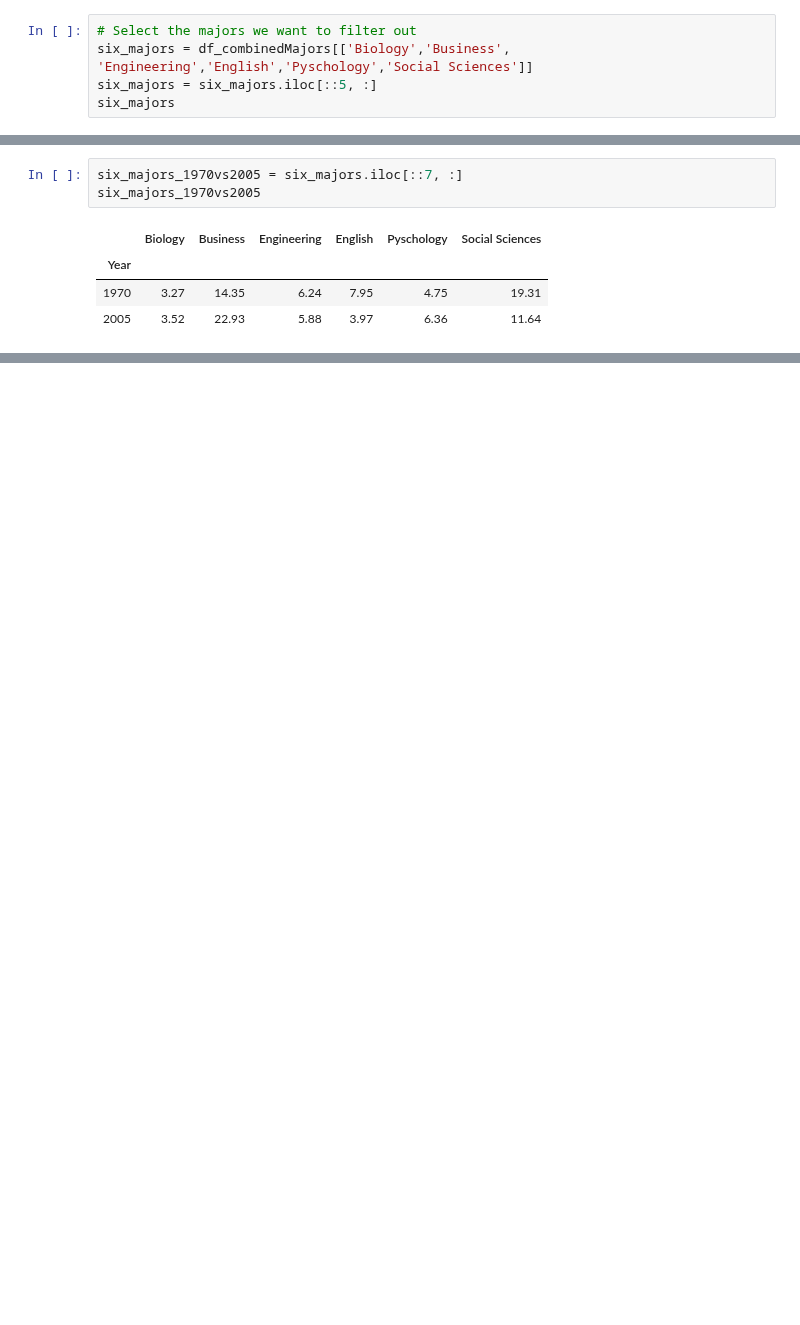
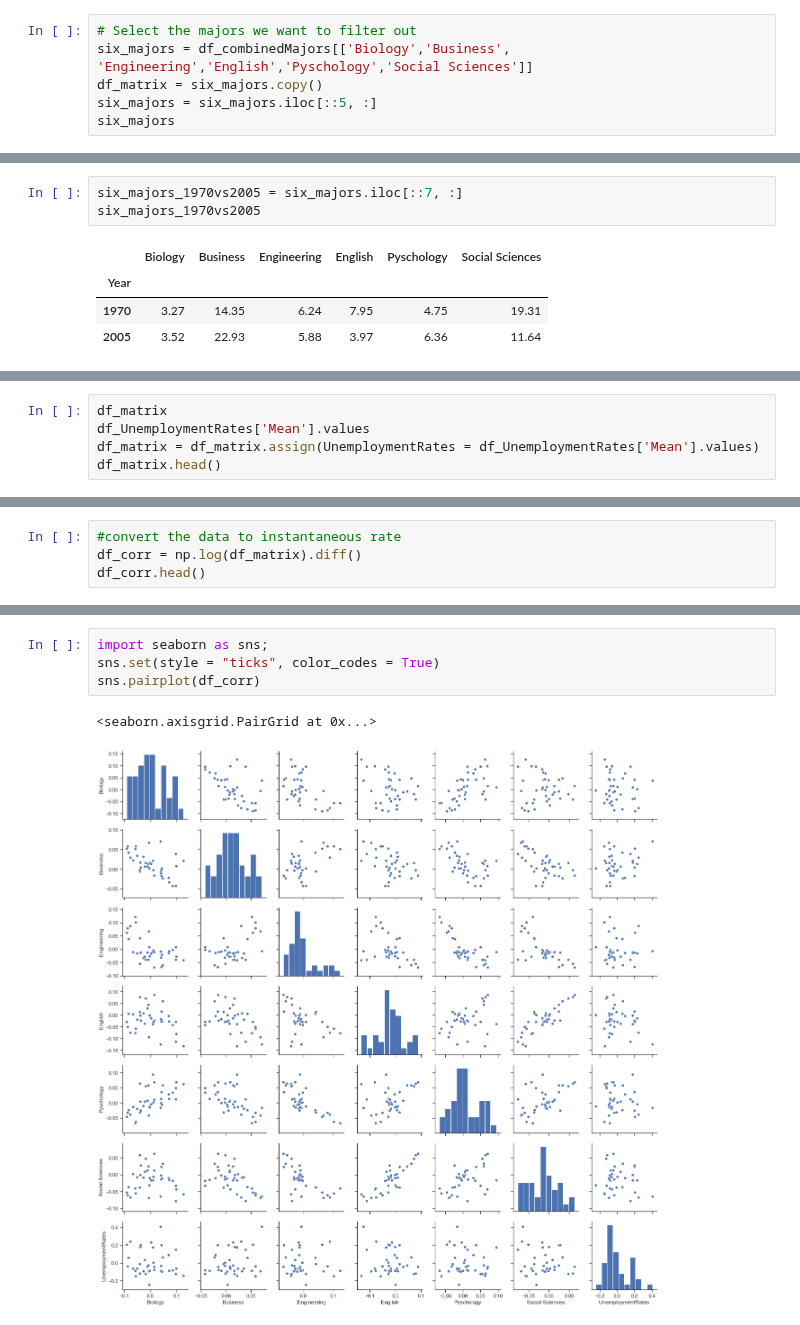
Before and after one commit to COGS108/group027, a Jupyter notebook: FinalProject.ipynb, the cells around one changed output, grey strips where cells are left out. Saved outputs shown, nothing was run; the diff lists cells and outputs as text; blank space fills up the shorter version.

```diff
--- a/FinalProject.ipynb
+++ b/FinalProject.ipynb
@@ -321,6 +309,7 @@ df_combinedMajors.head()
 # %%
 # Select the majors we want to filter out
 six_majors = df_combinedMajors[['Biology','Business', 'Engineering','English','Pyschology','Social Sciences']]
+df_matrix = six_majors.copy()
 six_majors = six_majors.iloc[::5, :]
 six_majors
 # %% [output]
@@ -437,0 +422,5 @@ scatter_matrix = scatter_matrix( six_majors, figsize  = [13, 13], )
+# %%
+df_matrix
+df_UnemploymentRates['Mean'].values
+df_matrix = df_matrix.assign(UnemploymentRates = df_UnemploymentRates['Mean'].values)
+df_matrix.head()
@@ -437,0 +437,4 @@ scatter_matrix = scatter_matrix( six_majors, figsize  = [13, 13], )
+# %%
+#convert the data to instantaneous rate
+df_corr = np.log(df_matrix).diff()
+df_corr.head()
@@ -437,0 +449,7 @@ scatter_matrix = scatter_matrix( six_majors, figsize  = [13, 13], )
+# %%
+import seaborn as sns;
+sns.set(style = "ticks", color_codes = True)
+sns.pairplot(df_corr)
+# %% [output]
+<seaborn.axisgrid.PairGrid at 0x...>
+[figure, added]
```
Also changed, not shown: parts of 9 cells of this notebook.
